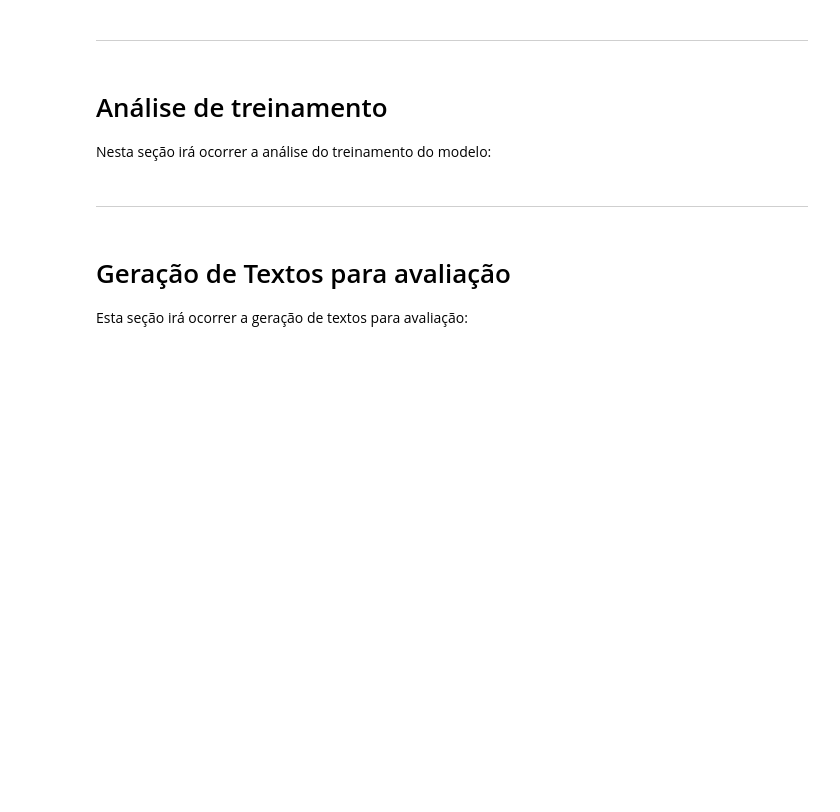
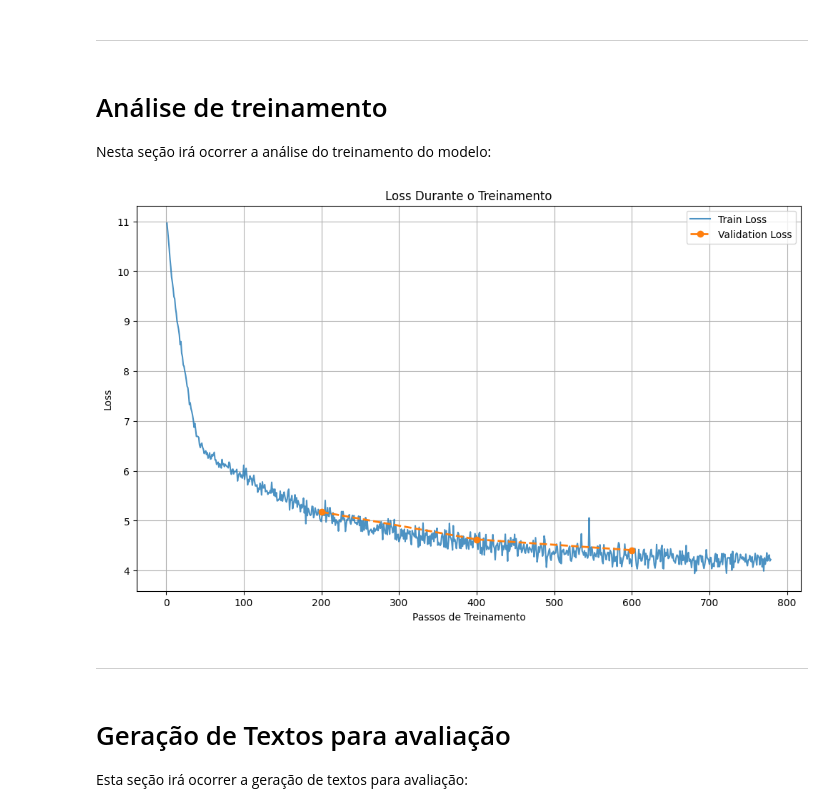
Before and after one commit to PauloHFS/gpt2-from-scratch, a Jupyter notebook: main.ipynb, the cells around one changed output. Saved outputs shown, nothing was run; the diff lists cells and outputs as text; code cells hidden in the pictures; blank space fills up the shorter version.

```diff
--- a/main.ipynb
+++ b/main.ipynb
@@ -131,6 +159,41 @@ trained_models, final_metrics = GPTModel._train(
 # Análise de treinamento
 
 Nesta seção irá ocorrer a análise do treinamento do modelo:
+# %%
+import matplotlib.pyplot as plt
+import numpy as np
+
+val_interval = 200
+
+num_val_points = len(final_metrics.val_loss)
+val_steps = np.arange(1, num_val_points + 1) * val_interval
+
+fig = plt.figure(figsize=(12, 7))
+
+plt.plot(
+    np.arange(1, len(final_metrics.train_loss) + 1),
+    final_metrics.train_loss,
+    label='Train Loss',
+    alpha=0.8
+)
+
+plt.plot(
+    val_steps,
+    final_metrics.val_loss,
+    label='Validation Loss',
+    marker='o',
+    linestyle='--',
+    linewidth=2
+)
+
+plt.xlabel('Passos de Treinamento')
+plt.ylabel('Loss')
+plt.title('Loss Durante o Treinamento')
+plt.legend()
+plt.grid(True)
+plt.show()
+# %% [output]
+[figure, added]
 # %% [markdown]
 ---
 # %% [markdown]
```
Also changed, not shown: parts of 4 cells of this notebook.
